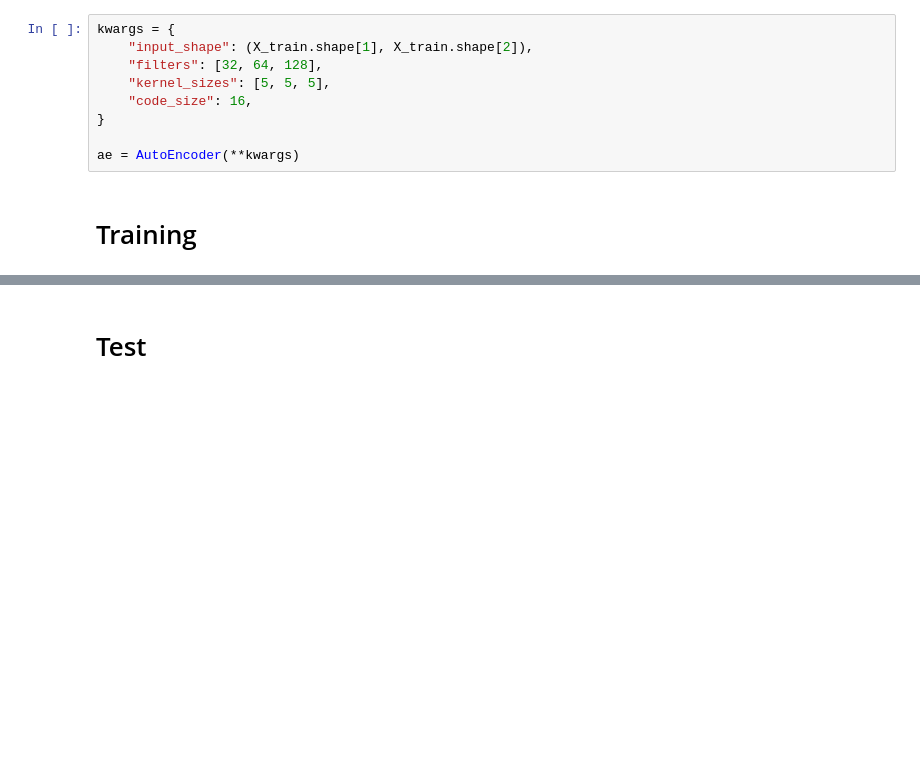
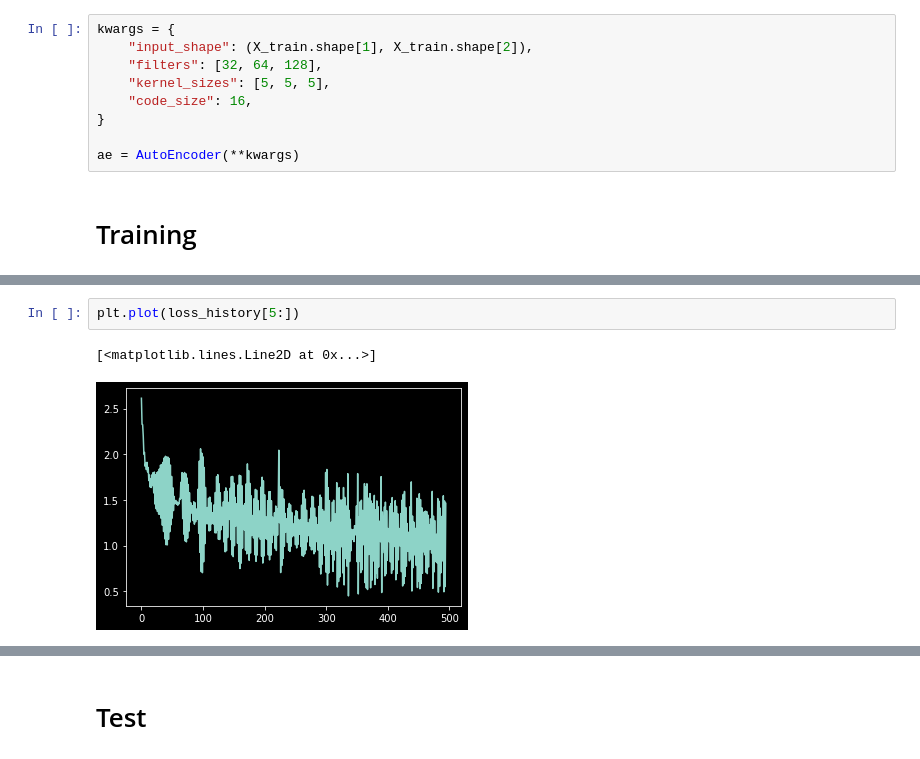
Before and after one commit to JiayangWu/CS227, a Jupyter notebook: Experiments2.ipynb, the cells around one changed output, grey strips where cells are left out. Saved outputs shown, nothing was run; the diff lists cells and outputs as text; blank space fills up the shorter version.

```diff
--- a/Experiments2.ipynb
+++ b/Experiments2.ipynb
@@ -170,0 +197,5 @@ KeyboardInterrupt:
+# %%
+plt.plot(loss_history[5:])
+# %% [output]
+[<matplotlib.lines.Line2D at 0x...>]
+[figure, added]
```
Also changed, not shown: parts of 7 cells of this notebook, 2 other files.
